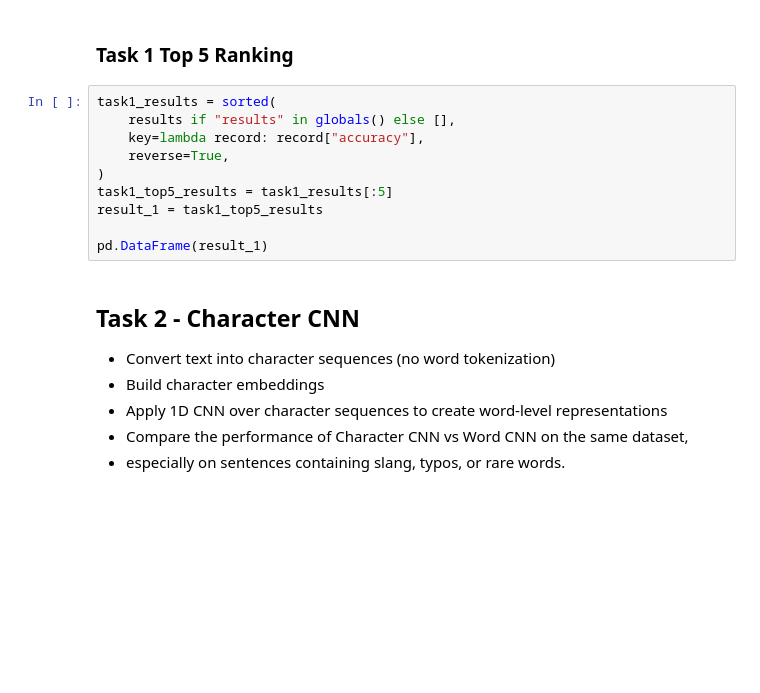
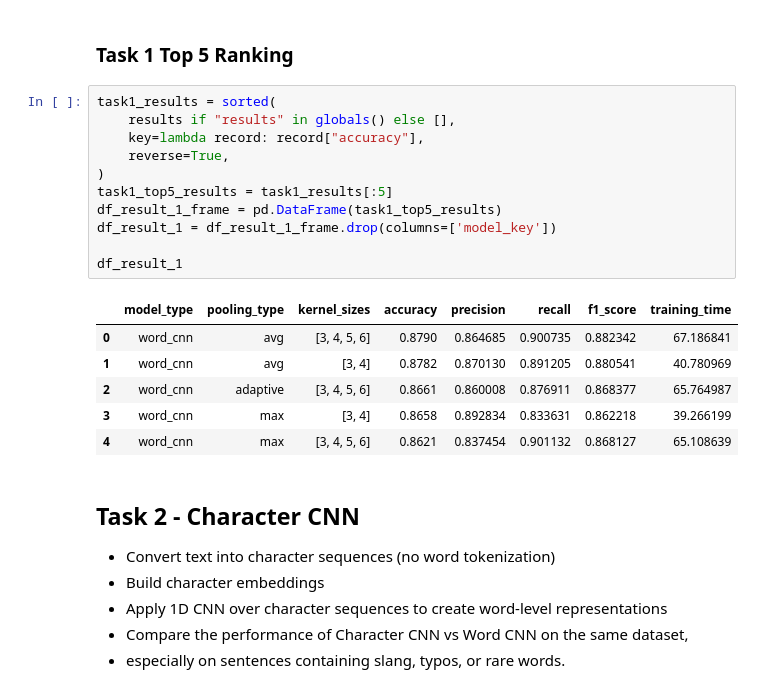
Before and after one commit to teranixbq/SequenceModellingNLP, a Jupyter notebook: main.ipynb, the cells around one changed output. Saved outputs shown, nothing was run; the diff lists cells and outputs as text; blank space fills up the shorter version.

```diff
--- a/main.ipynb
+++ b/main.ipynb
@@ -336,13 +422,21 @@ results.append(hierarchical_record)
 # %%
 task1_results = sorted(
     results if "results" in globals() else [],
     key=lambda record: record["accuracy"],
     reverse=True,
 )
 task1_top5_results = task1_results[:5]
-result_1 = task1_top5_results
+df_result_1_frame = pd.DataFrame(task1_top5_results)
+df_result_1 = df_result_1_frame.drop(columns=['model_key'])
 
-pd.DataFrame(result_1)
+df_result_1
+# %% [output]
+|  | model_type | pooling_type | kernel_sizes | accuracy | precision | recall | f1_score | training_time |
+| 0 | word_cnn | avg | [3, 4, 5, 6] | 0.8790 | 0.864685 | 0.900735 | 0.882342 | 67.186841 |
+| 1 | word_cnn | avg | [3, 4] | 0.8782 | 0.870130 | 0.891205 | 0.880541 | 40.780969 |
+| 2 | word_cnn | adaptive | [3, 4, 5, 6] | 0.8661 | 0.860008 | 0.876911 | 0.868377 | 65.764987 |
+| 3 | word_cnn | max | [3, 4] | 0.8658 | 0.892834 | 0.833631 | 0.862218 | 39.266199 |
+| 4 | word_cnn | max | [3, 4, 5, 6] | 0.8621 | 0.837454 | 0.901132 | 0.868127 | 65.108639 |
 # %% [markdown]
 ## Task 2 - Character CNN
 
```
Also changed, not shown: parts of 16 cells of this notebook.
